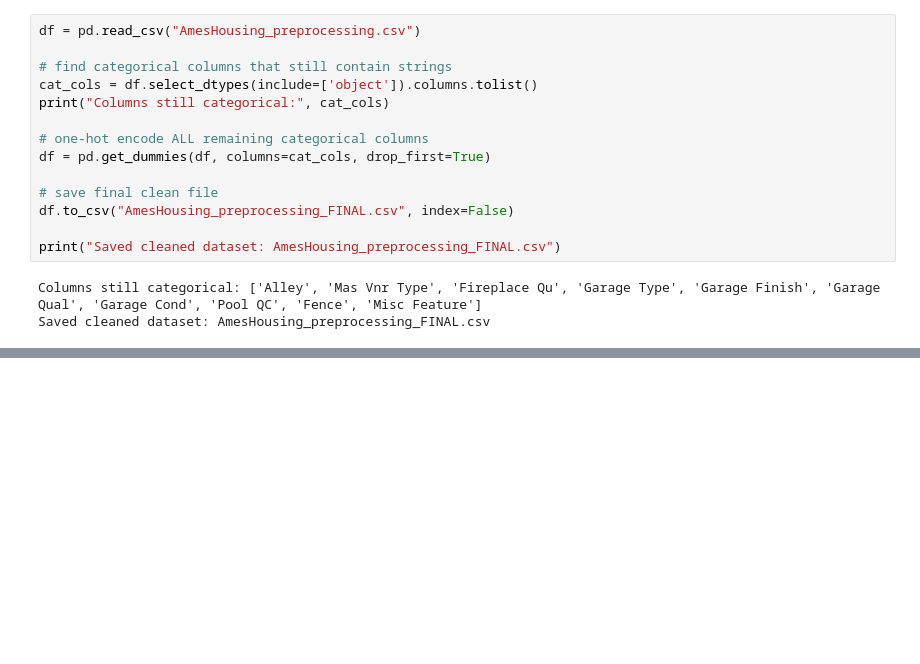
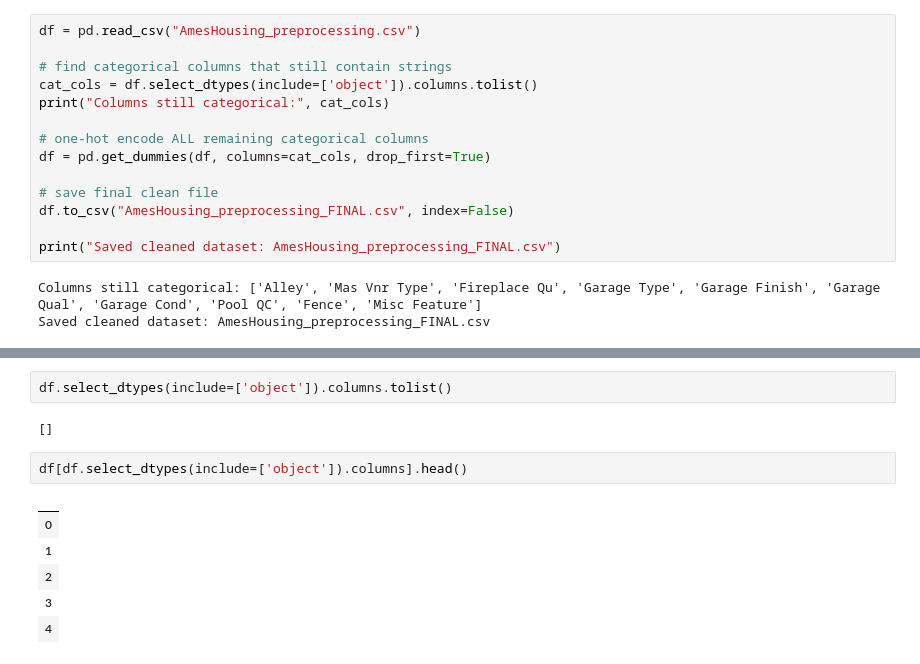
Before and after one commit to AlejandraCordero/NEC_labs, a Jupyter notebook: Activity01/activity01.ipynb, the cells around one changed output, grey strips where cells are left out. Cells and saved outputs as stored; diff of their text form; blank space fills up the shorter version.

```diff
--- a/Activity01/activity01.ipynb
+++ b/Activity01/activity01.ipynb
@@ -610,0 +691,13 @@ nn.fit(X, y)
+# %%
+df.select_dtypes(include=['object']).columns.tolist()
+# %% [output]
+[]
+# %%
+df[df.select_dtypes(include=['object']).columns].head()
+# %% [output]
+|  |
+| 0 |
+| 1 |
+| 2 |
+| 3 |
+| 4 |
```
Also changed, not shown: parts of 17 cells of this notebook, 1 other file.
